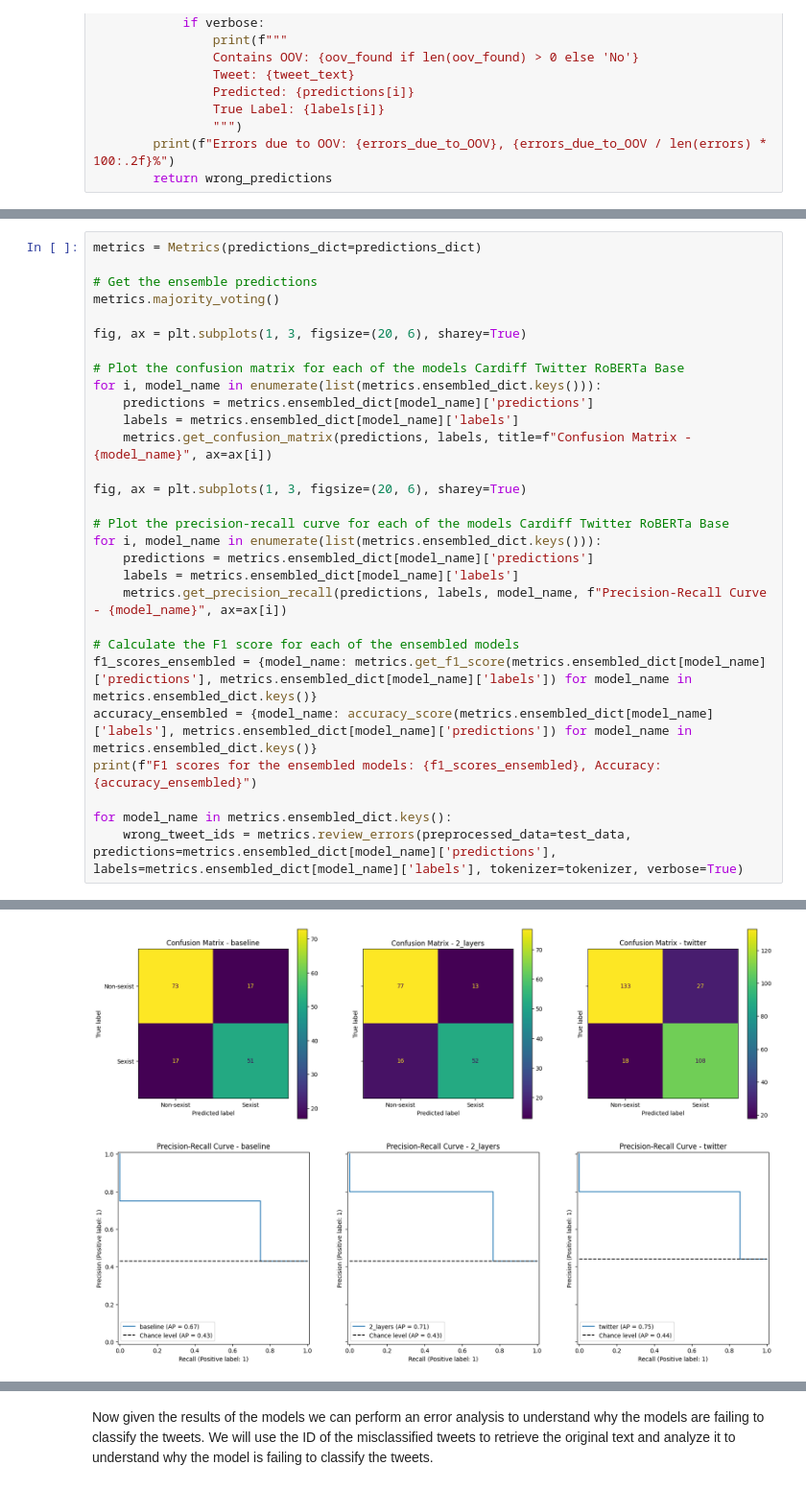
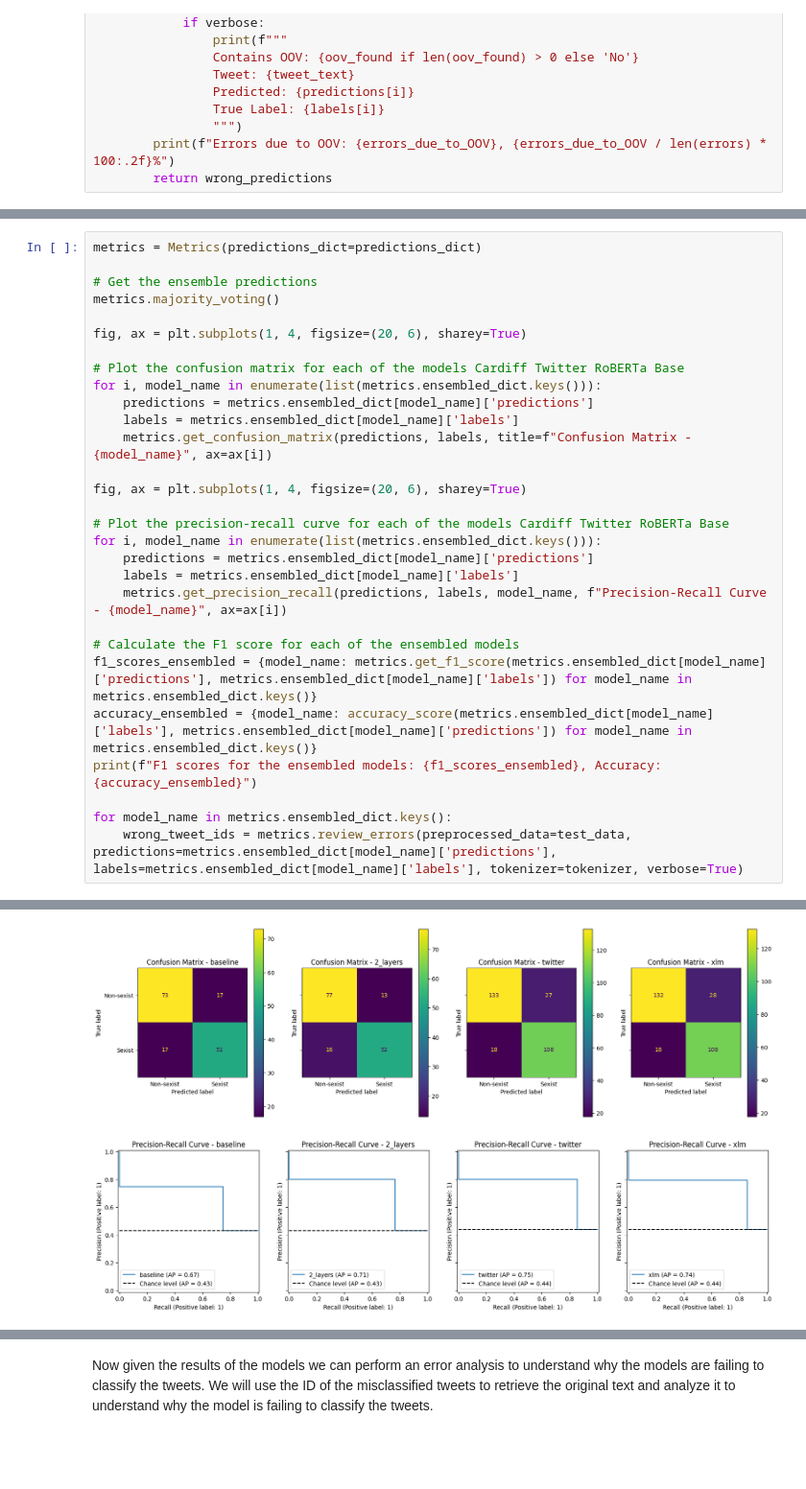
Before and after one commit to MatteoFasulo/Sexism-detection, a Jupyter notebook: assignment_1.ipynb, the cells around one changed output, grey strips where cells are left out. Shown at 96% size. Saved outputs shown, nothing was run; the diff lists cells and outputs as text; blank space fills up the shorter version.

```diff
--- a/assignment_1.ipynb
+++ b/assignment_1.ipynb
@@ -1628,7 +1629,7 @@ metrics = Metrics(predictions_dict=predictions_dict)
 # Get the ensemble predictions
 metrics.majority_voting()
 
-fig, ax = plt.subplots(1, 3, figsize=(20, 6), sharey=True)
+fig, ax = plt.subplots(1, 4, figsize=(20, 6), sharey=True)
 
 # Plot the confusion matrix for each of the models Cardiff Twitter RoBERTa Base
 for i, model_name in enumerate(list(metrics.ensembled_dict.keys())):
@@ -1636,7 +1637,7 @@ for i, model_name in enumerate(list(metrics.ensembled_dict.keys())):
     labels = metrics.ensembled_dict[model_name]['labels']
     metrics.get_confusion_matrix(predictions, labels, title=f"Confusion Matrix - {model_name}", ax=ax[i])
 
-fig, ax = plt.subplots(1, 3, figsize=(20, 6), sharey=True)
+fig, ax = plt.subplots(1, 4, figsize=(20, 6), sharey=True)
 
 # Plot the precision-recall curve for each of the models Cardiff Twitter RoBERTa Base
 for i, model_name in enumerate(list(metrics.ensembled_dict.keys())):
@@ -1672,2 +1673,2 @@ Errors due to OOV: 44, 97.78%
-[figure, old version]
+[figure, new version]
-[figure, old version]
+[figure, new version]
```
Also changed, not shown: parts of 21 cells of this notebook, 8 other files.
